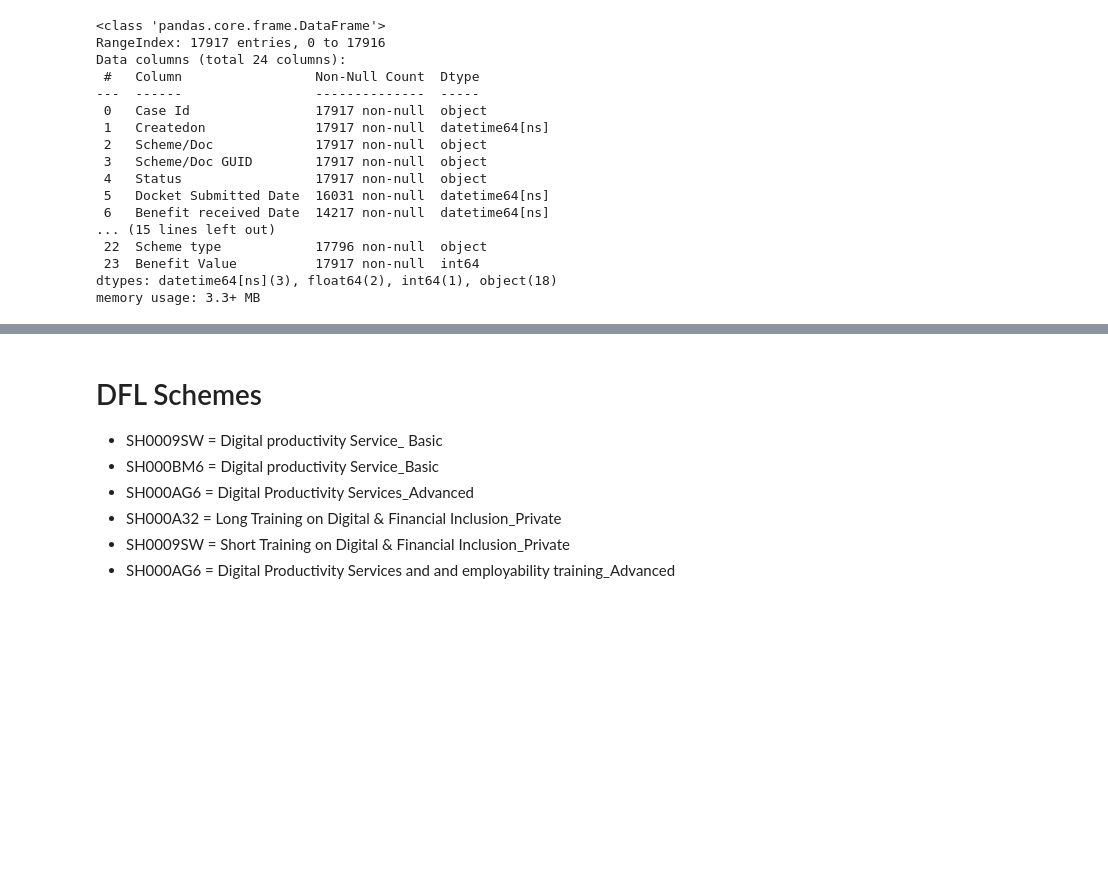
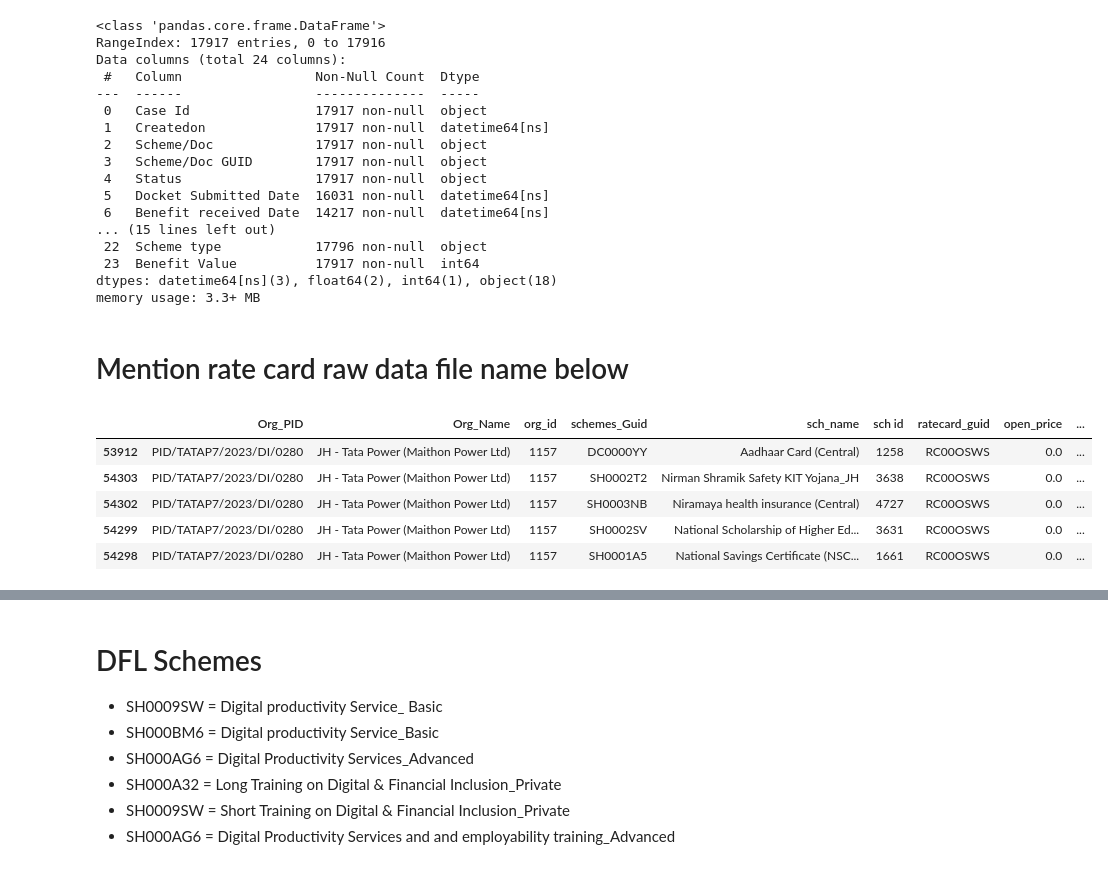
Before and after one commit to akashshahapure/Haqdarshak, a Jupyter notebook: Remove Duplicate for Dashboard-Manas Algo.ipynb, the cells around one changed output, grey strips where cells are left out. Drawn from its saved outputs; the diff is of its cells as text; code cells hidden in the pictures; blank space fills up the shorter version.

```diff
--- a/Remove Duplicate for Dashboard-Manas Algo.ipynb
+++ b/Remove Duplicate for Dashboard-Manas Algo.ipynb
@@ -28,4 +28,4 @@ file_Name = 'cases_report_Tata Power (Maithon Power Ltd)_(All States)_2024-06-19
 exe_start = dt.now() # Recording execution start time
 
 # Asking for project ID from the user
-#PID = input('Please provide PID of project = ')
+PID = input('Please provide PID of project = ')
@@ -300,3 +302,5 @@ Data columns (total 24 columns):
  23  Benefit Value          17917 non-null  int64
 dtypes: datetime64[ns](3), float64(2), int64(1), object(18)
 memory usage: 3.3+ MB
+# %% [markdown]
+# Mention rate card raw data file name below
@@ -302,0 +309,11 @@ memory usage: 3.3+ MB
+# %%
+rate_card = csvORexcel()
+rate_card = rate_card[rate_card['Org_PID'] == PID].sort_values('created_on')
+rate_card.head()
+# %% [output]
+|  | Org_PID | Org_Name | org_id | schemes_Guid | sch_name | sch id | ratecard_guid | open_price | ... |
+| 53912 | PID/TATAP7/2023/DI/0280 | JH - Tata Power (Maithon Power Ltd) | 1157 | DC0000YY | Aadhaar Card (Central) | 1258 | RC00OSWS | 0.0 | ... |
+| 54303 | PID/TATAP7/2023/DI/0280 | JH - Tata Power (Maithon Power Ltd) | 1157 | SH0002T2 | Nirman Shramik Safety KIT Yojana_JH | 3638 | RC00OSWS | 0.0 | ... |
+| 54302 | PID/TATAP7/2023/DI/0280 | JH - Tata Power (Maithon Power Ltd) | 1157 | SH0003NB | Niramaya health insurance (Central) | 4727 | RC00OSWS | 0.0 | ... |
+| 54299 | PID/TATAP7/2023/DI/0280 | JH - Tata Power (Maithon Power Ltd) | 1157 | SH0002SV | National Scholarship of Higher Ed... | 3631 | RC00OSWS | 0.0 | ... |
+| 54298 | PID/TATAP7/2023/DI/0280 | JH - Tata Power (Maithon Power Ltd) | 1157 | SH0001A5 | National Savings Certificate (NSC... | 1661 | RC00OSWS | 0.0 | ... |
```
Also changed, not shown: parts of 40 cells of this notebook, 3 other files.
